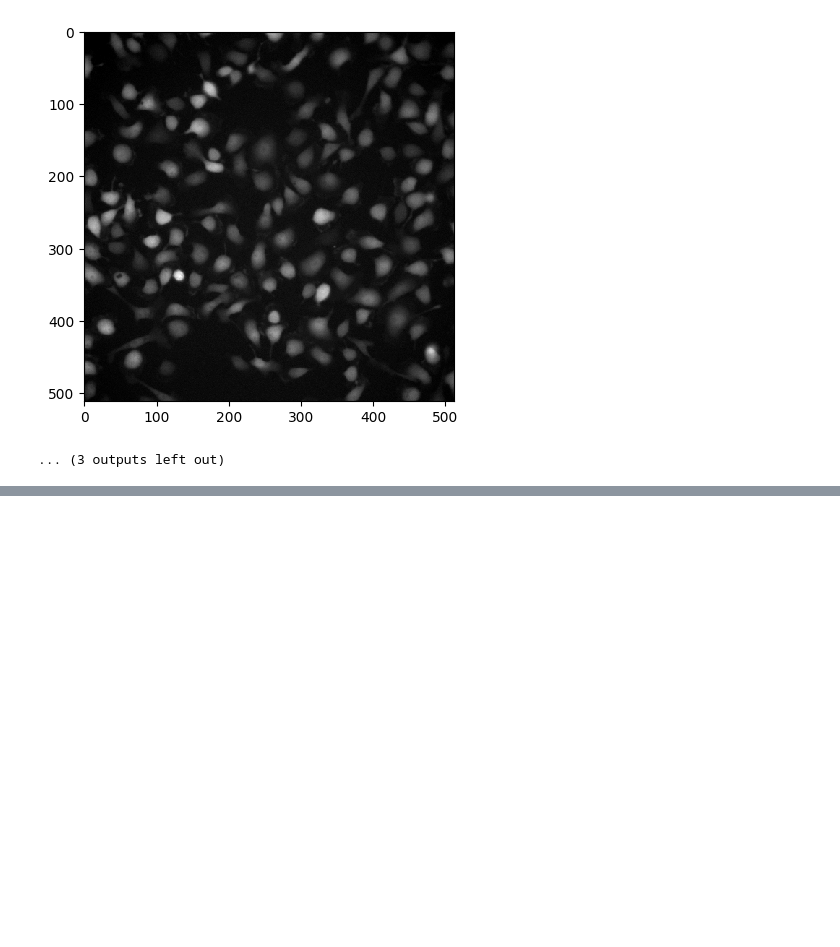
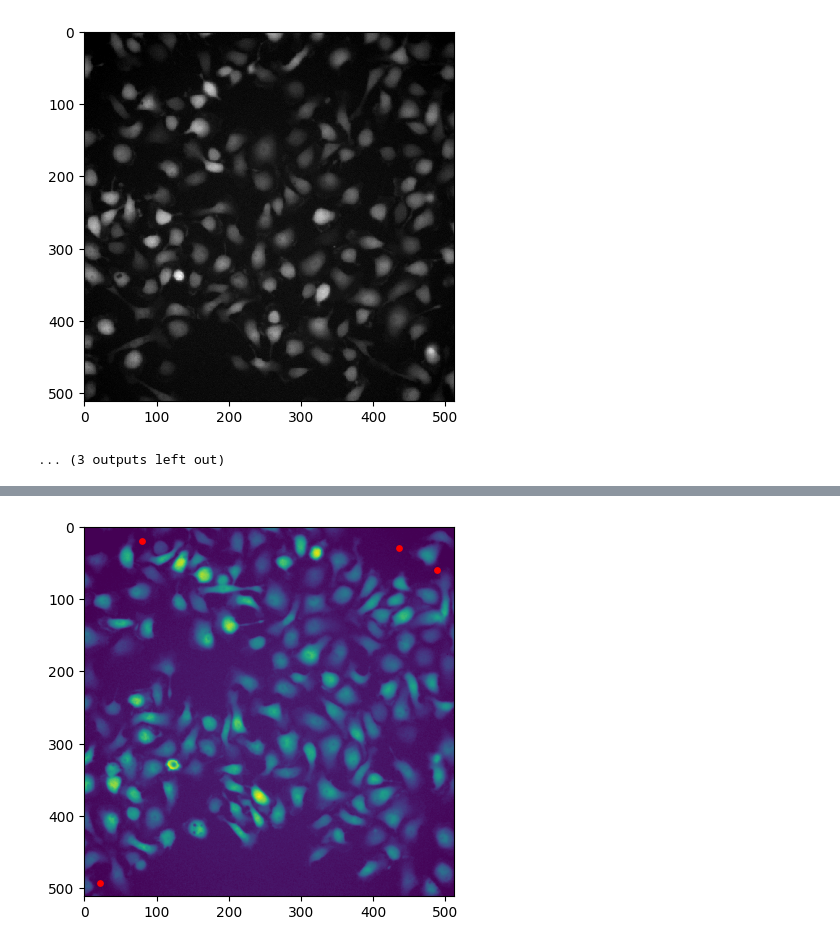
Before and after one commit to codes-by-pinewood/IAAM_Practical4, a Jupyter notebook: IAAM_Practical4.ipynb, the cells around one changed output, grey strips where cells are left out. Saved outputs shown, nothing was run; the diff lists cells and outputs as text; code cells hidden in the pictures; blank space fills up the shorter version.

```diff
--- a/IAAM_Practical4.ipynb
+++ b/IAAM_Practical4.ipynb
@@ -92,0 +140,14 @@ gray_image_dip.Show()
+# %%
+implot = plt.imshow(gray_image_dip)
+
+
+# put a red dot, size 40, at 2 locations:
+plt.scatter(x=80.05, y=19.55, c='r', s=15)
+plt.scatter(x=435.8, y=28.72, c='r', s=15)
+plt.scatter(x=488.3, y=59.10, c='r', s=15)
+plt.scatter(x=22.22, y=493.3, c='r', s=15)
+#print(mask_a2[1872][1875])
+
+plt.show()
+# %% [output]
+[figure, added]
```
Also changed, not shown: parts of 3 cells of this notebook.
